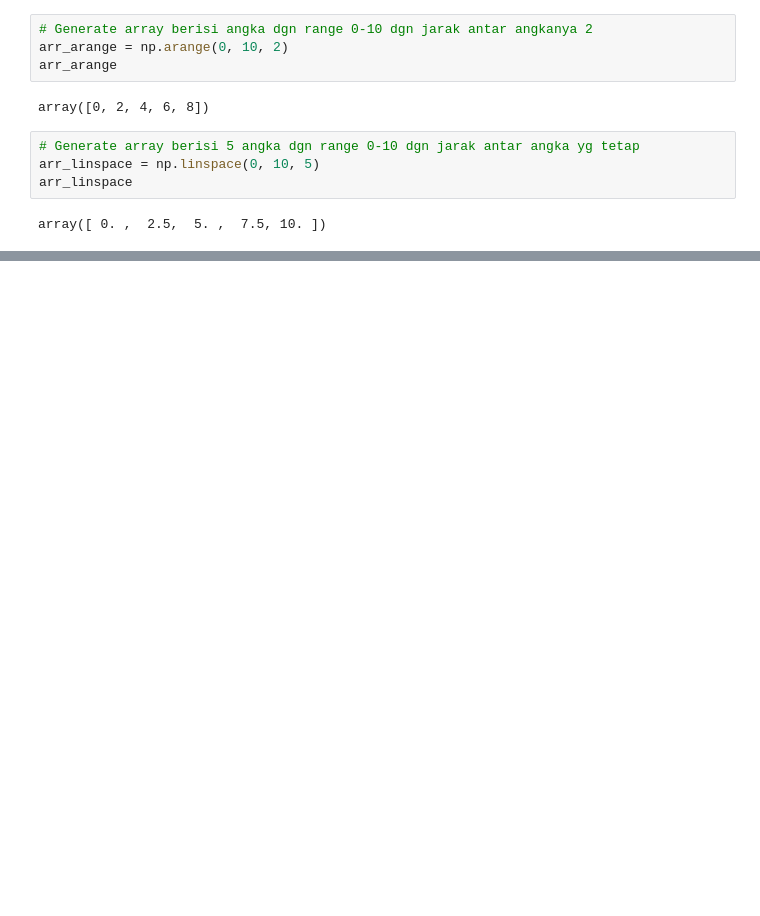
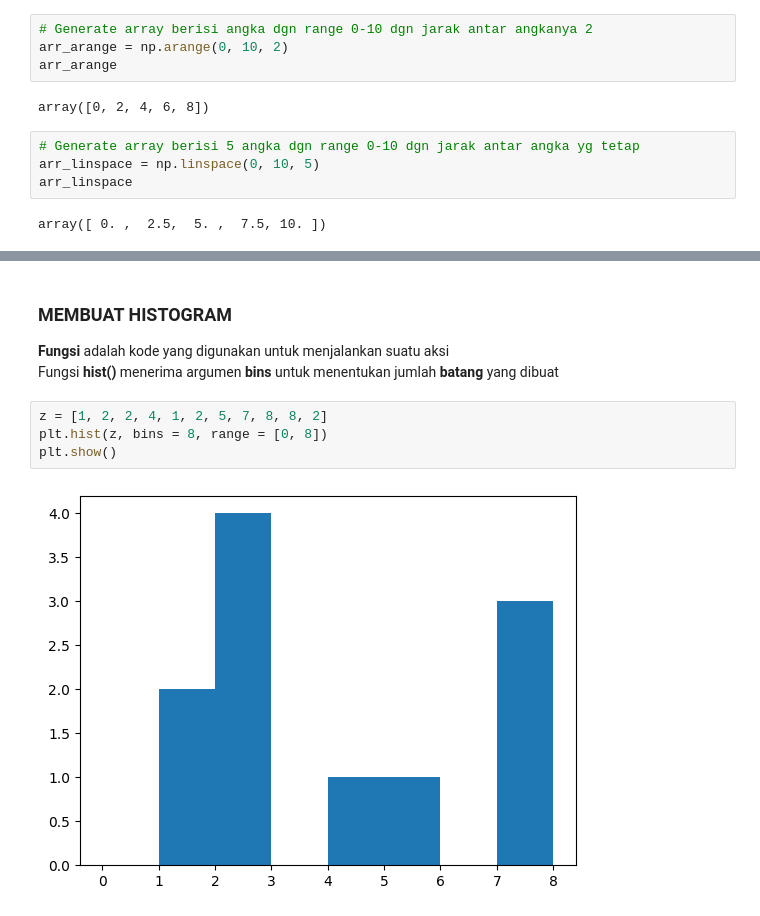
Before and after one commit to ergonrizky26/learning-data-science, a Jupyter notebook: python_basics.ipynb, the cells around one changed output, grey strips where cells are left out. Cells and saved outputs as stored; diff of their text form; blank space fills up the shorter version.

```diff
--- a/python_basics.ipynb
+++ b/python_basics.ipynb
@@ -459,0 +498,11 @@ array([ 0. ,  2.5,  5. ,  7.5, 10. ])
+# %% [markdown]
+### MEMBUAT HISTOGRAM
+
+**Fungsi** adalah kode yang digunakan untuk menjalankan suatu aksi <br>
+Fungsi **hist()** menerima argumen **bins** untuk menentukan jumlah **batang** yang dibuat
+# %%
+z = [1, 2, 2, 4, 1, 2, 5, 7, 8, 8, 2]
+plt.hist(z, bins = 8, range = [0, 8])
+plt.show()
+# %% [output]
+[figure, added]
```
Also changed, not shown: parts of 13 cells of this notebook.
